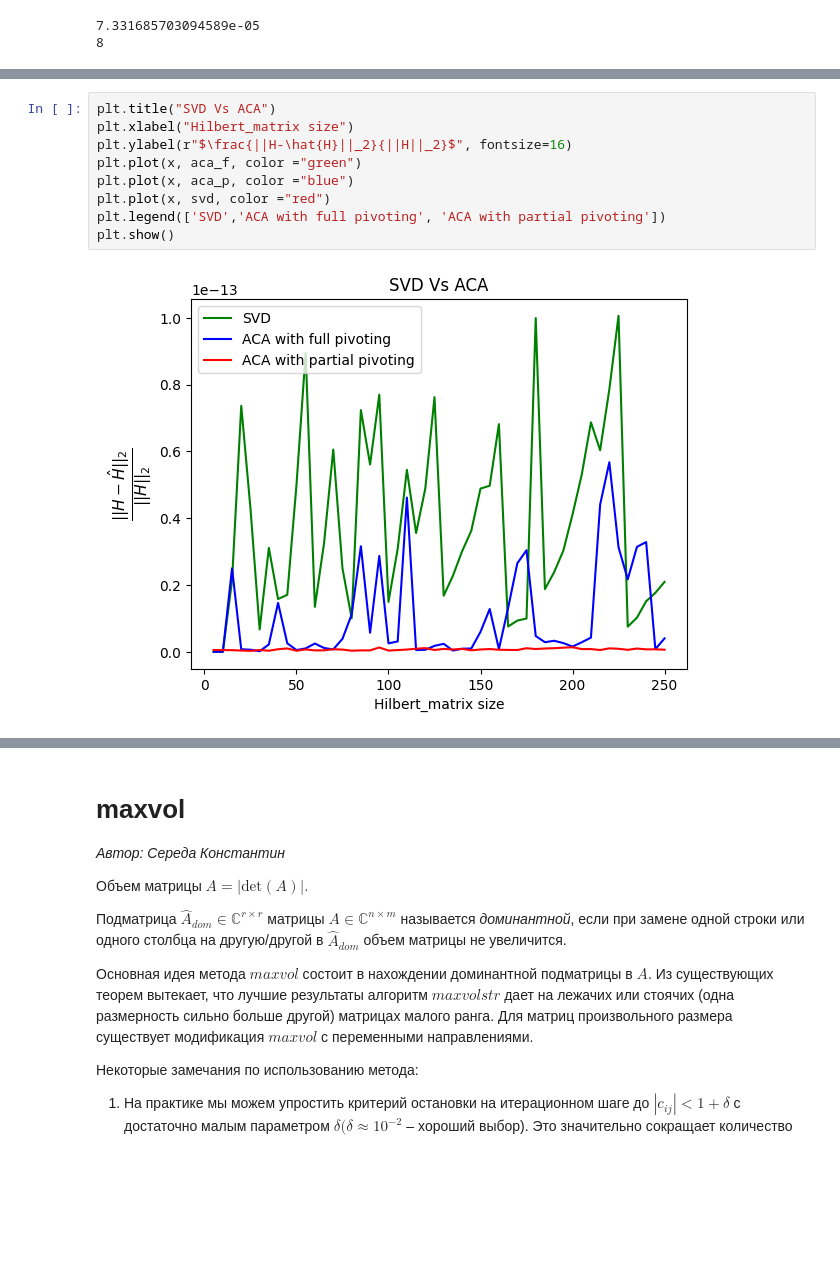
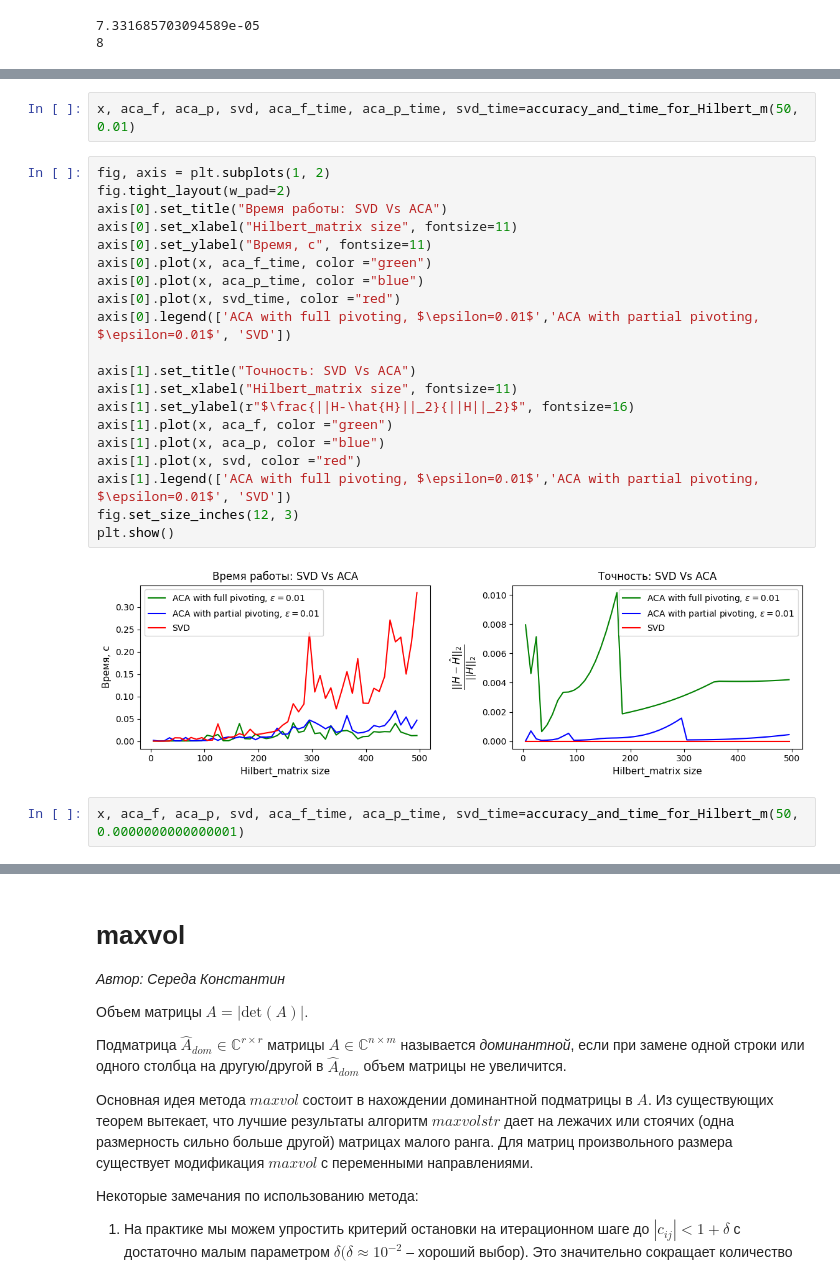
Before and after one commit to ol3gka/AI_Masters_NLA_projects_Matrix_Masters, a Jupyter notebook: Maxvol_code.ipynb, the cells around one changed output, grey strips where cells are left out. Saved outputs shown, nothing was run; the diff lists cells and outputs as text; blank space fills up the shorter version.

```diff
--- a/Maxvol_code.ipynb
+++ b/Maxvol_code.ipynb
@@ -210,11 +224,26 @@ for i in range (0,50):
-# %%
-plt.title("SVD Vs ACA")
-plt.xlabel("Hilbert_matrix size")
-plt.ylabel(r"$\frac{||H-\hat{H}||_2}{||H||_2}$", fontsize=16)
-plt.plot(x, aca_f, color ="green")
-plt.plot(x, aca_p, color ="blue")
-plt.plot(x, svd, color ="red")
-plt.legend(['SVD','ACA with full pivoting', 'ACA with partial pivoting'])
-plt.show()
-# %% [output]
-[figure, removed]
+# %%
+x, aca_f, aca_p, svd, aca_f_time, aca_p_time, svd_time=accuracy_and_time_for_Hilbert_m(50, 0.01)
+# %%
+fig, axis = plt.subplots(1, 2)
+fig.tight_layout(w_pad=2)
+axis[0].set_title("Время работы: SVD Vs ACA")
+axis[0].set_xlabel("Hilbert_matrix size", fontsize=11)
+axis[0].set_ylabel("Время, с", fontsize=11)
+axis[0].plot(x, aca_f_time, color ="green")
+axis[0].plot(x, aca_p_time, color ="blue")
+axis[0].plot(x, svd_time, color ="red")
+axis[0].legend(['ACA with full pivoting, $\epsilon=0.01$','ACA with partial pivoting, $\epsilon=0.01$', 'SVD'])
+
+axis[1].set_title("Точность: SVD Vs ACA")
+axis[1].set_xlabel("Hilbert_matrix size", fontsize=11)
+axis[1].set_ylabel(r"$\frac{||H-\hat{H}||_2}{||H||_2}$", fontsize=16)
+axis[1].plot(x, aca_f, color ="green")
+axis[1].plot(x, aca_p, color ="blue")
+axis[1].plot(x, svd, color ="red")
+axis[1].legend(['ACA with full pivoting, $\epsilon=0.01$','ACA with partial pivoting, $\epsilon=0.01$', 'SVD'])
+fig.set_size_inches(12, 3)
+plt.show()
+# %% [output]
+[figure, added]
+# %%
+x, aca_f, aca_p, svd, aca_f_time, aca_p_time, svd_time=accuracy_and_time_for_Hilbert_m(50, 0.0000000000000001)
```
Also changed, not shown: parts of 4 cells of this notebook.
